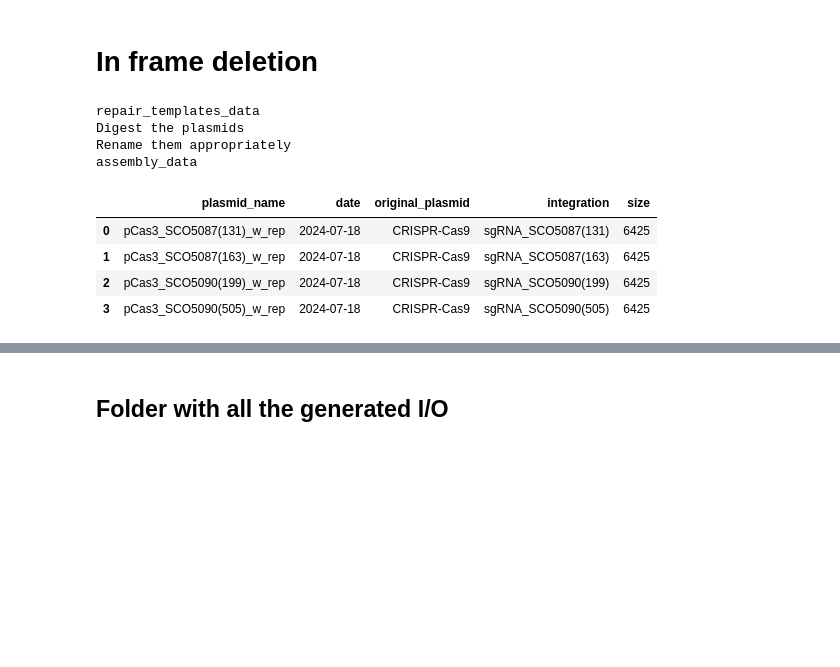
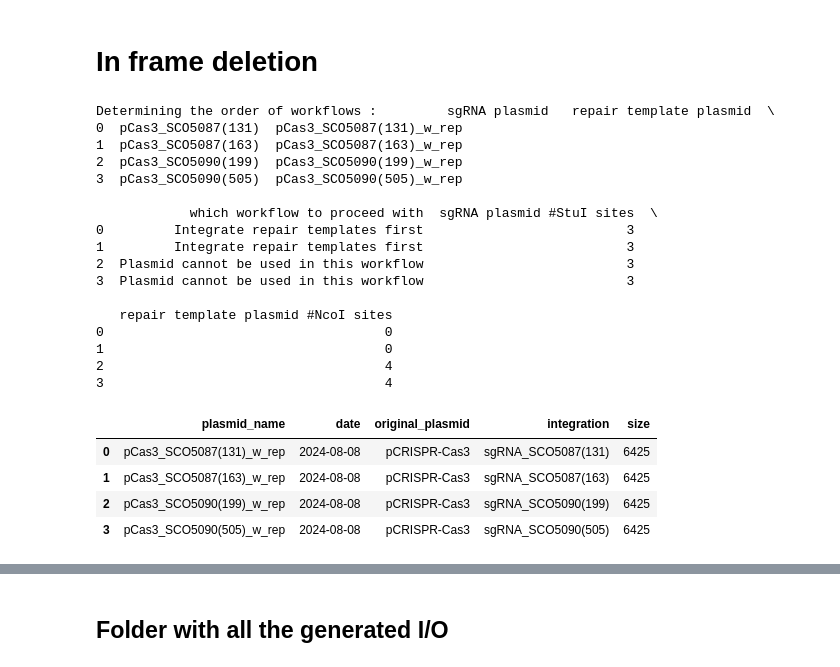
Before and after one commit to hiyama341/streptocad, a Jupyter notebook: notebooks/app_workflows/W6_CRISPR-cas3-inframe-deletion_random_sized_deletion.ipynb, the cells around one changed output, grey strips where cells are left out. Drawn from its saved outputs; the diff is of its cells as text; code cells hidden in the pictures; blank space fills up the shorter version.

```diff
--- a/notebooks/app_workflows/W6_CRISPR-cas3-inframe-deletion_random_sized_deletion.ipynb
+++ b/notebooks/app_workflows/W6_CRISPR-cas3-inframe-deletion_random_sized_deletion.ipynb
@@ -73,2 +76,11 @@ in_frame_deletion = True
 # %% [markdown]
 # Computation
+# %%
+target_dict, genes_to_KO, annotation_input = check_and_convert_input(genes_to_KO)
+
+print(annotation_input)
+if annotation_input == True:
+    genome = annotate_dseqrecord(genome, target_dict)
+
+
+len(genome.features)
@@ -75,7 +90,6 @@ in_frame_deletion = True
 # %%
-
 # Initialize SgRNAargs with desired parameters
-args = SgRNAargs(path_to_genome,
+args = SgRNAargs(genome,
                 genes_to_KO,
                 step=['find', 'filter'],
                 gc_upper = gc_upper,
@@ -204,24 +222,18 @@ idt_primers_cas3
 # %%
 if in_frame_deletion:
     # Make repair templates
-    print('repair_templates_data')
     repair_templates_data = find_up_dw_repair_templates(genome,
                                                         genes_to_KO,
                                                         target_tm=melting_temperature,
                                                         primer_tm_kwargs={'conc':primer_concentration, 'prodcode':chosen_polymerase} )
     # Digest the plasmids
-    print('Digest the plasmids')
     processed_records = [Dseqrecord(record, circular=True).cut(StuI)[0] for record in assembled_cas3_plasmids]
 
     # Rename them appropriately
-    print('Rename them appropriately')
-
     for i in range(len(processed_records)):
         processed_records[i].name = assembled_cas3_plasmids[i].name
 
     # Assembly
-    print('assembly_data')
-
     assembly_data = assemble_multiple_plasmids_with_repair_templates_for_deletion(genes_to_KO, processed_records,
                                                                                 repair_templates_data,
                                                                                 overlap=40)
@@ -251,29 +263,46 @@ if in_frame_deletion:
         output_directory = "../../data/plasmids/sgRNA_plasmids_pCRISPR–Cas3_with_repair_templates/"
         for contig in assembled_contigs:
             contig.write(f"{output_directory}/{contig.id}.gb")
-# %% [output]
-repair_templates_data
-Digest the plasmids
-Rename them appropriately
-assembly_data
 # %%
 if in_frame_deletion:
     integration_names = filtered_df.apply(lambda row: f"sgRNA_{row['locus_tag']}({row['sgrna_loc']})", axis=1).tolist()
     plasmid_metadata_df = extract_metadata_to_dataframe(assembled_contigs,
-                                                        'CRISPR-Cas9',
+                                                        clean_plasmid,
                                                         integration_names)
+    workflow_df = determine_workflow_order_for_plasmids(assembled_cas3_plasmids,
+                                                        assembled_contigs,
+                                                        ["StuI", "NcoI"])
+
+    print(f'Determining the order of workflows : {workflow_df}')
 else:
     integration_names = filtered_df.apply(lambda row: f"sgRNA_{row['locus_tag']}({row['sgrna_loc']})", axis=1).tolist()
     plasmid_metadata_df = extract_metadata_to_dataframe(assembled_cas3_plasmids,
-                                                        'CRISPR-Cas9',
+                                                        clean_plasmid,
                                                         integration_names)
 
 plasmid_metadata_df
 # %% [output]
+Determining the order of workflows :         sgRNA plasmid   repair template plasmid  \
+0  pCas3_SCO5087(131)  pCas3_SCO5087(131)_w_rep
+1  pCas3_SCO5087(163)  pCas3_SCO5087(163)_w_rep
+2  pCas3_SCO5090(199)  pCas3_SCO5090(199)_w_rep
+3  pCas3_SCO5090(505)  pCas3_SCO5090(505)_w_rep
+
+            which workflow to proceed with  sgRNA plasmid #StuI sites  \
+0         Integrate repair templates first                          3
+1         Integrate repair templates first                          3
+2  Plasmid cannot be used in this workflow                          3
+3  Plasmid cannot be used in this workflow                          3
+
+   repair template plasmid #NcoI sites
+0                                    0
+1                                    0
+2                                    4
+3                                    4
 |  | plasmid_name | date | original_plasmid | integration | size |
-| 0 | pCas3_SCO5087(131)_w_rep | 2024-07-18 | CRISPR-Cas9 | sgRNA_SCO5087(131) | 6425 |
-| 1 | pCas3_SCO5087(163)_w_rep | 2024-07-18 | CRISPR-Cas9 | sgRNA_SCO5087(163) | 6425 |
-| 2 | pCas3_SCO5090(199)_w_rep | 2024-07-18 | CRISPR-Cas9 | sgRNA_SCO5090(199) | 6425 |
-| 3 | pCas3_SCO5090(505)_w_rep | 2024-07-18 | CRISPR-Cas9 | sgRNA_SCO5090(505) | 6425 |
+| 0 | pCas3_SCO5087(131)_w_rep | 2024-08-08 | pCRISPR-Cas3 | sgRNA_SCO5087(131) | 6425 |
+| 1 | pCas3_SCO5087(163)_w_rep | 2024-08-08 | pCRISPR-Cas3 | sgRNA_SCO5087(163) | 6425 |
+| 2 | pCas3_SCO5090(199)_w_rep | 2024-08-08 | pCRISPR-Cas3 | sgRNA_SCO5090(199) | 6425 |
+| 3 | pCas3_SCO5090(505)_w_rep | 2024-08-08 | pCRISPR-Cas3 | sgRNA_SCO5090(505) | 6425 |
 # %%
 # Getting checking primers
```
Also changed, not shown: parts of 12 cells of this notebook, 5 other files.
